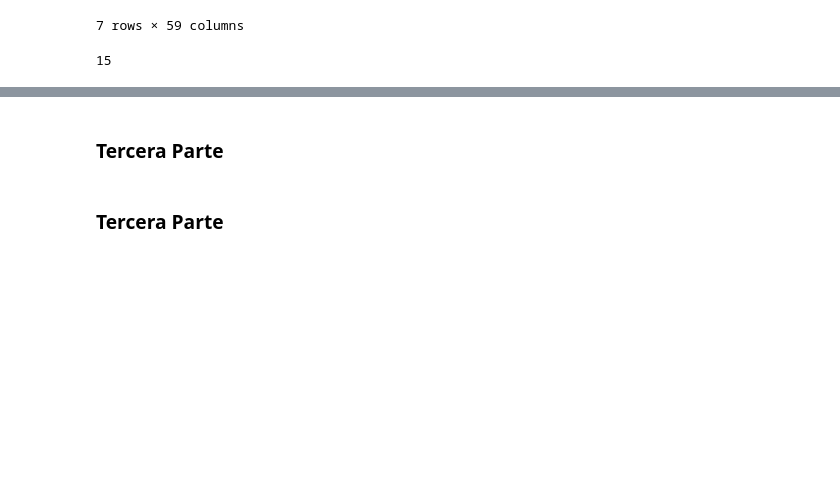
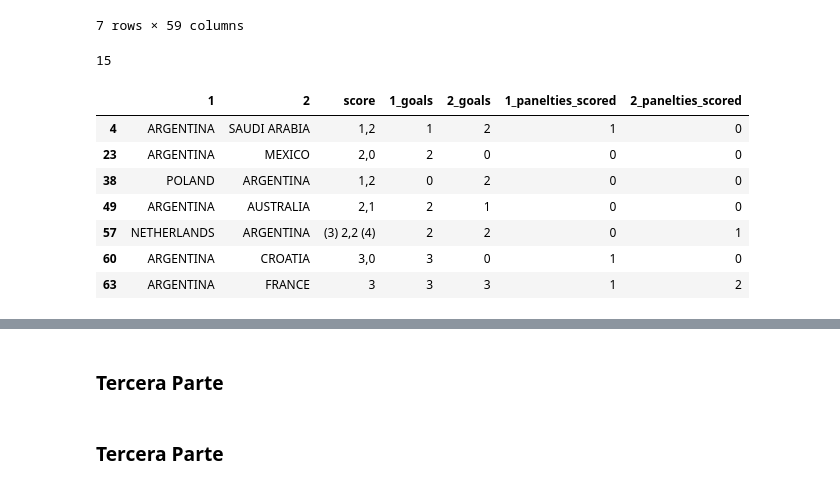
Before and after one commit to Skuerjuan/chona_qatar, a Jupyter notebook: mundial_qatar_2022.ipynb, the cells around one changed output, grey strips where cells are left out. Saved outputs shown, nothing was run; the diff lists cells and outputs as text; code cells hidden in the pictures; blank space fills up the shorter version.

```diff
--- a/mundial_qatar_2022.ipynb
+++ b/mundial_qatar_2022.ipynb
@@ -242,3 +242,15 @@ goles
 # %%
 # Cuantos goles hizo el equipo en promedio
 # Completar
+goles_mean = goles / len(mundial[partidos])
+goles_mean
+mundial[partidos][["1", "2", "score", "1_goals", "2_goals", "1_panelties_scored", "2_panelties_scored"]]
+# %% [output]
+|  | 1 | 2 | score | 1_goals | 2_goals | 1_panelties_scored | 2_panelties_scored |
+| 4 | ARGENTINA | SAUDI ARABIA | 1,2 | 1 | 2 | 1 | 0 |
+| 23 | ARGENTINA | MEXICO | 2,0 | 2 | 0 | 0 | 0 |
+| 38 | POLAND | ARGENTINA | 1,2 | 0 | 2 | 0 | 0 |
+| 49 | ARGENTINA | AUSTRALIA | 2,1 | 2 | 1 | 0 | 0 |
+| 57 | NETHERLANDS | ARGENTINA | (3) 2,2 (4) | 2 | 2 | 0 | 1 |
+| 60 | ARGENTINA | CROATIA | 3,0 | 3 | 0 | 1 | 0 |
+| 63 | ARGENTINA | FRANCE | 3 | 3 | 3 | 1 | 2 |
```
Also changed, not shown: parts of 4 cells of this notebook.
